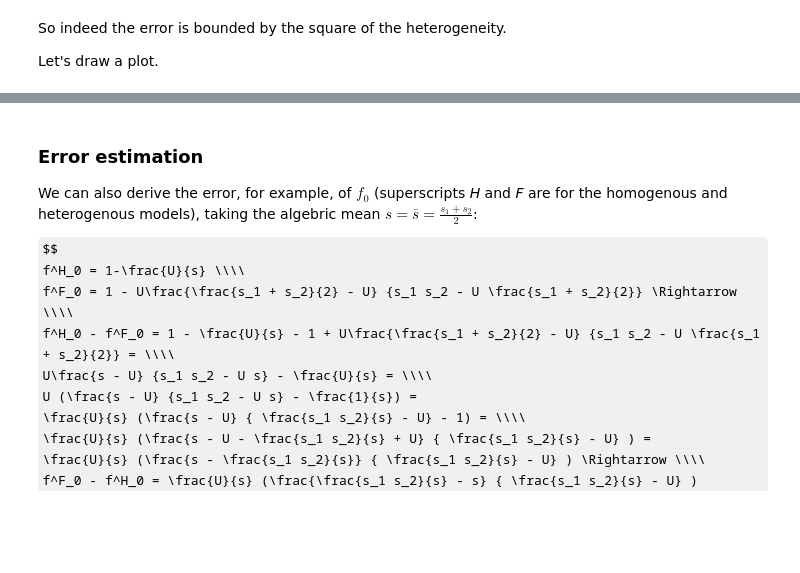
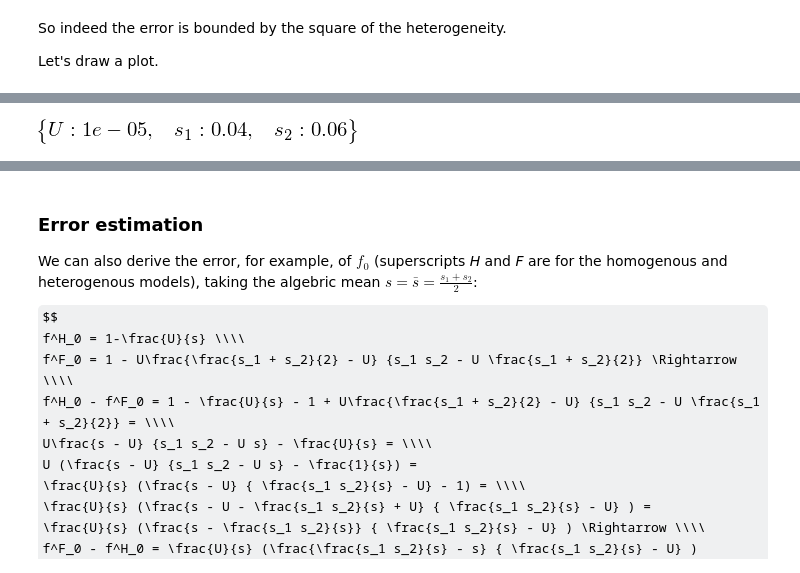
Before and after one commit to yoavram/ipython-notebooks, a Jupyter notebook: MathModels project - s.ipynb, the cells around one changed output, grey strips where cells are left out. Saved outputs shown, nothing was run; the diff lists cells and outputs as text; code cells hidden in the pictures; some formulas as TeX source; blank space fills up the shorter version.

```diff
--- a/MathModels project - s.ipynb
+++ b/MathModels project - s.ipynb
@@ -4,7 +4,7 @@ from sympy import __version__ as sympy_ver
 print "sympy", sympy_ver
 from sympy.interactive import printing
 printing.init_printing(use_latex=True)
-rcParams['font.size'] = 20
+rcParams['font.size'] = 14
 rcParams['legend.fontsize'] = 14
 # %% [output]
 sympy 0.7.5
@@ -288,0 +261,6 @@ ax.set_ylabel( r"|error| / $\epsilon ^2$", rotation='vertical');
+# %%
+epsilons = linspace(1e-4, 1e-2, 100)
+subses = [{s1:0.05-eps, s2:0.05 + eps, U:1e-5} for eps in epsilons]
+subses[-1]
+# %% [output]
+[figure, added]
```
Also changed, not shown: parts of 16 cells of this notebook.
